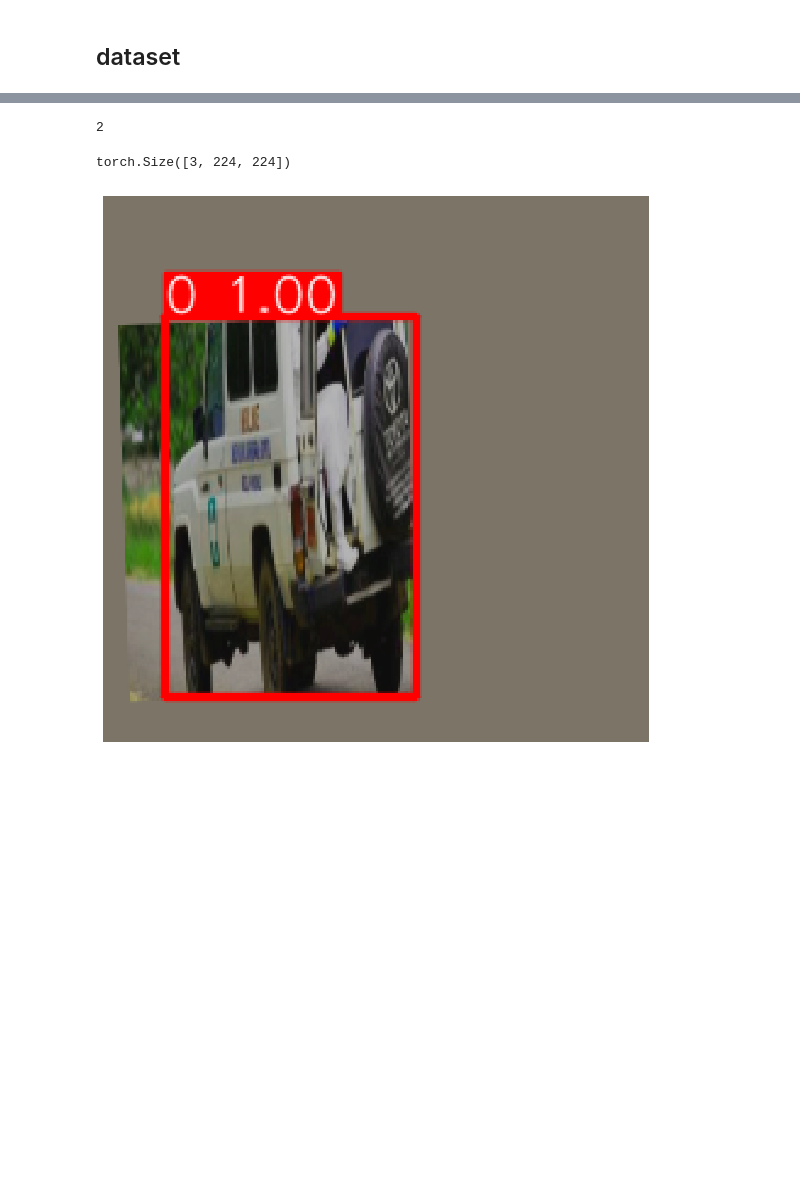
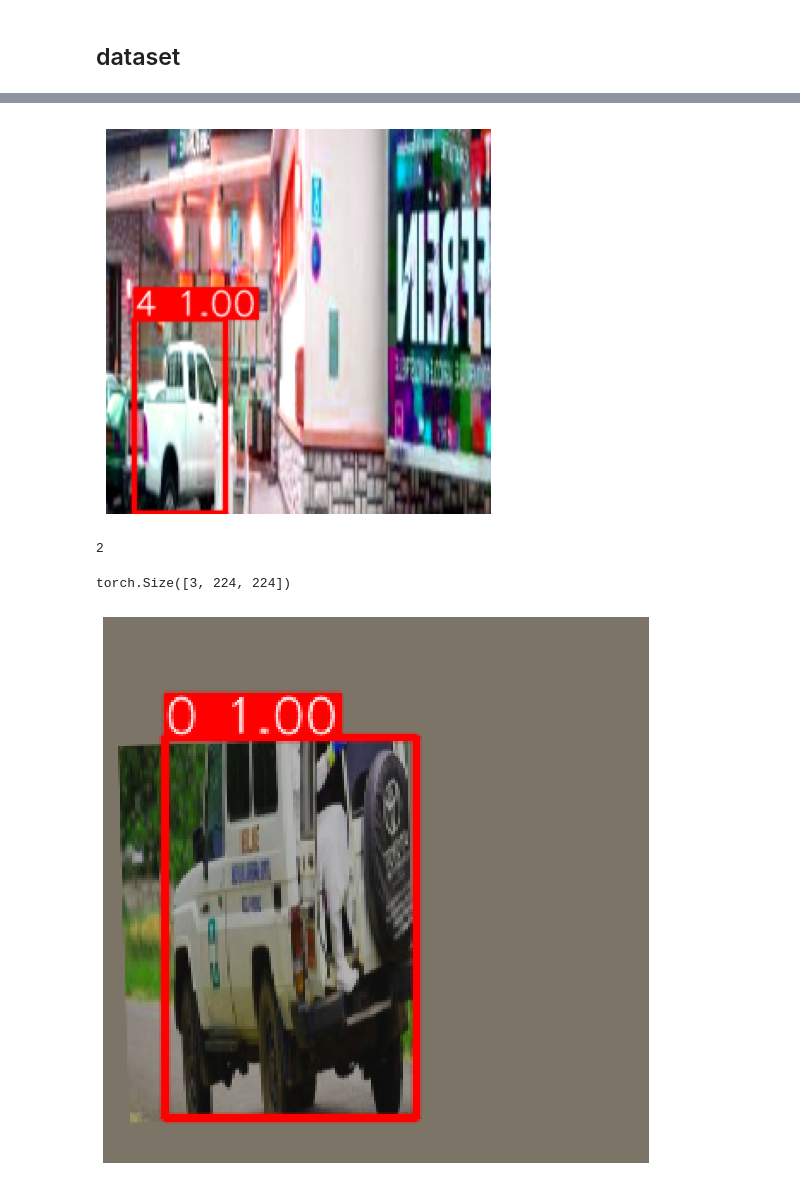
Before and after one commit to ajkdrag/architectures-impl-pytorch, a Jupyter notebook: notebooks/yolov1.ipynb, the cells around one changed output, grey strips where cells are left out. Drawn from its saved outputs; the diff is of its cells as text; code cells hidden in the pictures; blank space fills up the shorter version.

```diff
--- a/notebooks/yolov1.ipynb
+++ b/notebooks/yolov1.ipynb
@@ -51,6 +51,8 @@ config = load_config()
            'nc': 5}}
 # %% [markdown]
 ## dataset
+# %%
+S, B, C = config.model.S, config.model.B, config.model.nc
 # %%
-train_ds = YOLODataset(config, mode="train")
+train_ds = YOLODataset(config, mode="train", encode=True)
 # %% [output]
@@ -63,3 +65,9 @@ val_ds = YOLODataset(config, mode="valid")
+# %%
+first = train_ds[-10]
+# %%
+draw_boxes_tensor(first[0], decode_labels(first[1], S, B, C))
+# %% [output]
+[figure, added]
 # %%
 len(train_ds[2])
 # %% [output]
```
Also changed, not shown: parts of 14 cells of this notebook, 13 other files.
